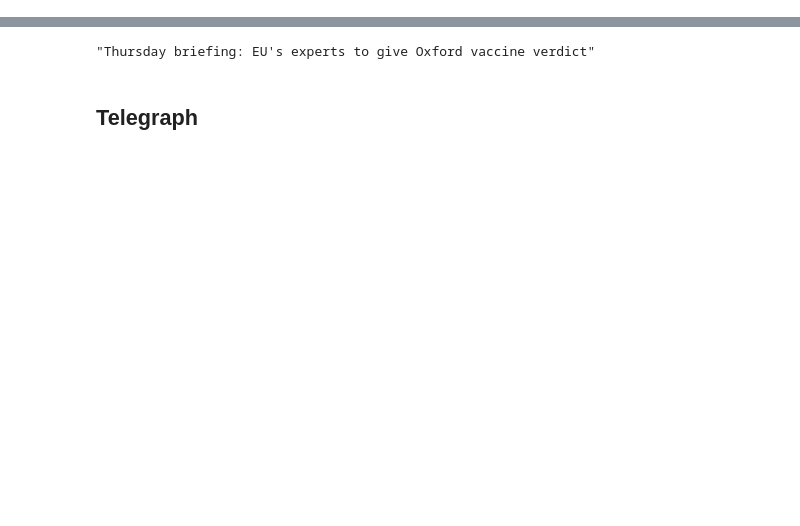
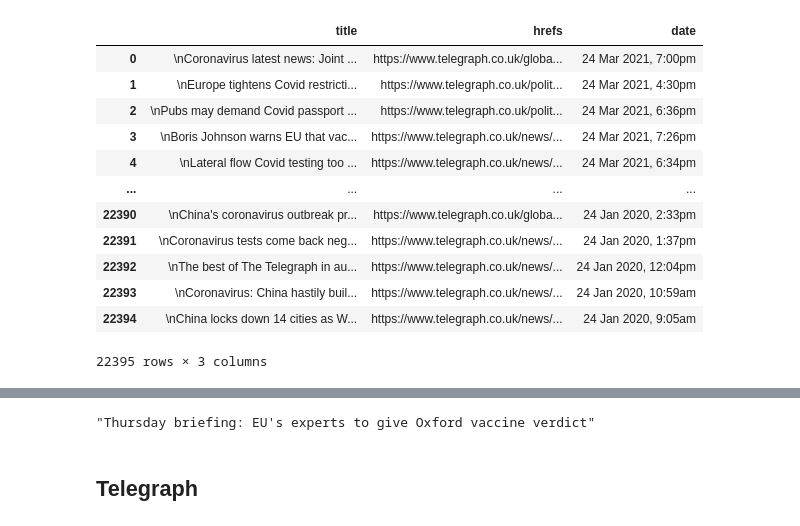
Before and after one commit to jw15667/vaccine_sentiment, a Jupyter notebook: english/text_transformation.ipynb, the cells around one changed output, grey strips where cells are left out. Drawn from its saved outputs; the diff is of its cells as text; code cells hidden in the pictures; blank space fills up the shorter version.

```diff
--- a/english/text_transformation.ipynb
+++ b/english/text_transformation.ipynb
@@ -7,0 +22,18 @@ independent = pd.read_csv("C:/Users/jw156/Ironhack/vaccine/independent.csv", ind
+# %%
+telegraph = telegraph.rename(columns={'times': 'date', 'hrefs': 'href'})
+# %%
+telegraph
+# %% [output]
+|  | title | hrefs | date |
+| 0 | \nCoronavirus latest news: Joint ... | https://www.telegraph.co.uk/globa... | 24 Mar 2021, 7:00pm |
+| 1 | \nEurope tightens Covid restricti... | https://www.telegraph.co.uk/polit... | 24 Mar 2021, 4:30pm |
+| 2 | \nPubs may demand Covid passport ... | https://www.telegraph.co.uk/polit... | 24 Mar 2021, 6:36pm |
+| 3 | \nBoris Johnson warns EU that vac... | https://www.telegraph.co.uk/news/... | 24 Mar 2021, 7:26pm |
+| 4 | \nLateral flow Covid testing too ... | https://www.telegraph.co.uk/news/... | 24 Mar 2021, 6:34pm |
+| ... | ... | ... | ... |
+| 22390 | \nChina's coronavirus outbreak pr... | https://www.telegraph.co.uk/globa... | 24 Jan 2020, 2:33pm |
+| 22391 | \nCoronavirus tests come back neg... | https://www.telegraph.co.uk/news/... | 24 Jan 2020, 1:37pm |
+| 22392 | \nThe best of The Telegraph in au... | https://www.telegraph.co.uk/news/... | 24 Jan 2020, 12:04pm |
+| 22393 | \nCoronavirus: China hastily buil... | https://www.telegraph.co.uk/news/... | 24 Jan 2020, 10:59am |
+| 22394 | \nChina locks down 14 cities as W... | https://www.telegraph.co.uk/news/... | 24 Jan 2020, 9:05am |
+22395 rows × 3 columns
```
Also changed, not shown: parts of 19 cells of this notebook, 1 other file.
